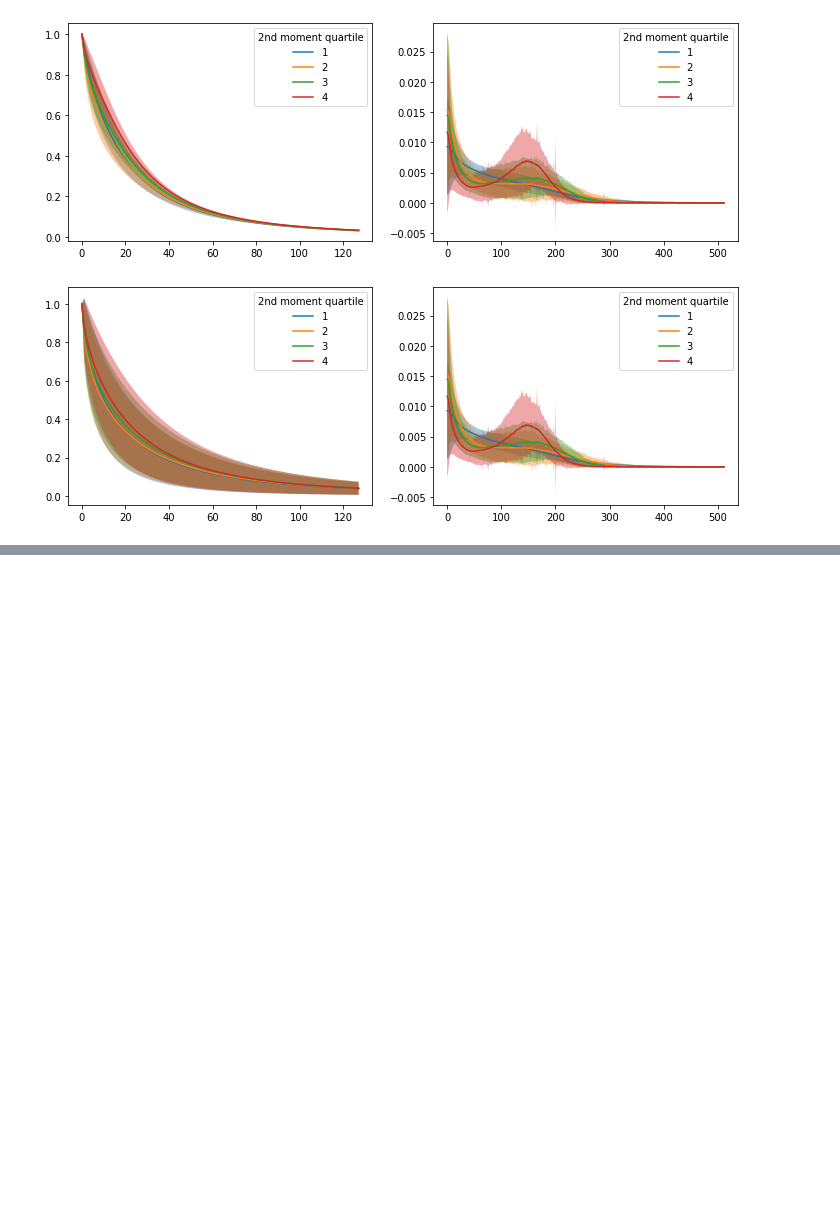
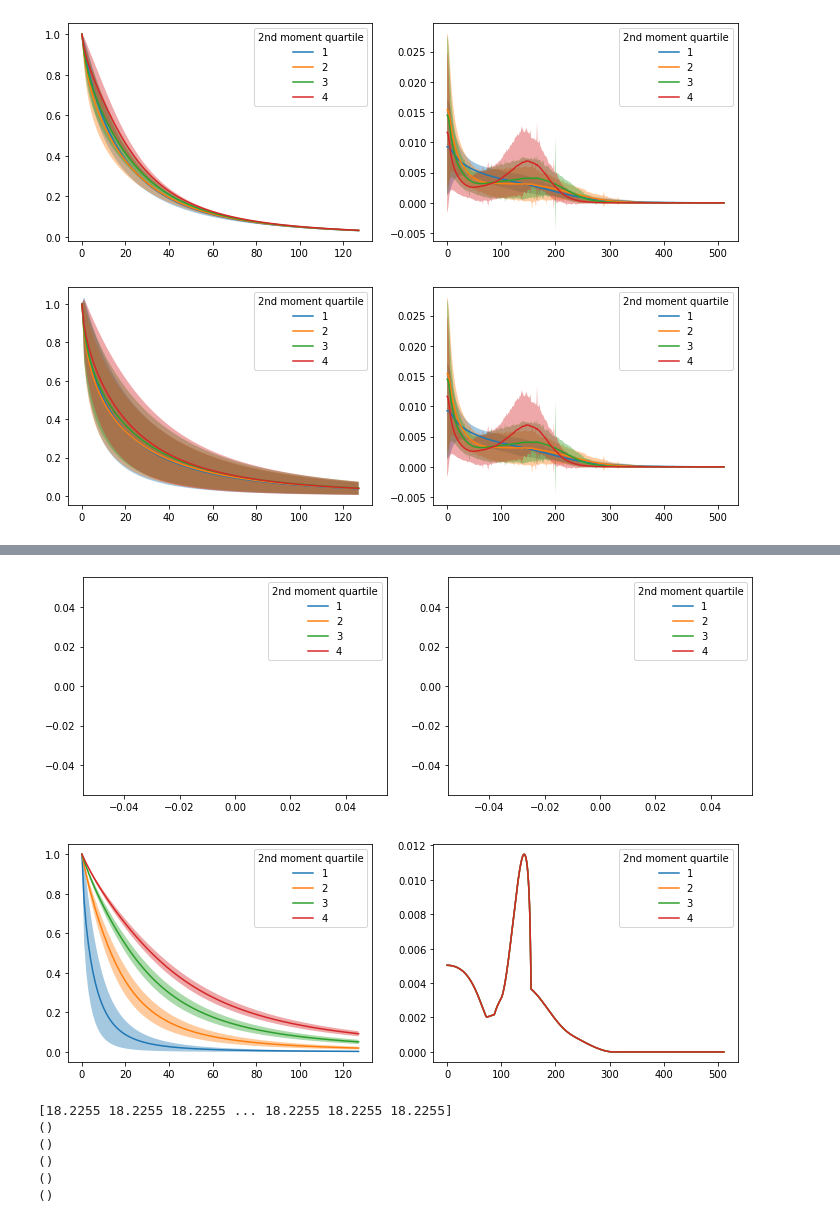
Before and after one commit to simonverret/deep_continuation, a Jupyter notebook: examples/dataset_statistics.ipynb, the cells around one changed output, grey strips where cells are left out. Cells and saved outputs as stored; diff of their text form; code cells hidden in the pictures; blank space fills up the shorter version.

Commit message:
Add save fixstd feature

```diff
--- a/examples/dataset_statistics.ipynb
+++ b/examples/dataset_statistics.ipynb
@@ -25,7 +25,7 @@ sigma['no_rescale'   ] = np.load(os.path.join(DATAPATH, "default", "sigma_10000x
 sigma['rescale'      ] = np.load(os.path.join(DATAPATH, "default", "sigma_10000x1x1_seed555_Nw512_wmax20_std8.86.npy"))
 sigma['rescale+randT'] = np.load(os.path.join(DATAPATH, "default", "sigma_10000x1x1_seed555_Nw512_wmax20_std8.86.npy"))
 
-scale = np.load(os.path.join(DATAPATH, "default", "std_10000x1x1_seed555.npy"))
+scale = np.load(os.path.join(DATAPATH, "default", "std_10000x1x1_seed555.npy"))[:,0]
 # %% [markdown]
 Here are the difference in statistics
 # %%
@@ -58,9 +61,7 @@ for key, dataset in pi.items():
 [figure]
 [figure]
 # %%
-for key in sigma:
-    split_by = scale #pfit[key]
-
+def plot_datasets_stats_by_quartiles(sigma, pi, split_by):
     quartiles = [
         np.quantile(split_by, 0),
         np.quantile(split_by, 0.25),
@@ -76,16 +77,16 @@ for key in sigma:
         mask = np.logical_and(lb<split_by, split_by<ub)
         # print(f"{mask.sum():5.0f} between {lb:.2f} and {ub:.2f}")
 
-        y = pi[key][mask,:]
-        avg = pi[key][mask].mean(0)
-        std = pi[key][mask].std(0)
+        y = pi[mask,:]
+        avg = pi[mask].mean(0)
+        std = pi[mask].std(0)
         x=np.arange(128)
         ax[0].plot(x, avg, label=i+1)
         ax[0].fill_between(x, avg-std, avg+std, alpha=0.4)
 
-        y = sigma[key][mask,:]
-        avg = sigma[key][mask].mean(0)
-        std = sigma[key][mask].std(0)
+        y = sigma[mask,:]
+        avg = sigma[mask].mean(0)
+        std = sigma[mask].std(0)
         x=np.arange(512)
         ax[1].plot(x, avg, label=i+1)
         ax[1].fill_between(x, avg-std, avg+std, alpha=0.4)
@@ -93,6 +94,9 @@ for key in sigma:
     ax[0].legend(title="2nd moment quartile")
     ax[1].legend(title="2nd moment quartile")
     plt.show()
+
+for key in sigma:
+    plot_datasets_stats_by_quartiles(sigma[key], pi[key], scale)
 # %% [output]
 [figure]
 [figure]
@@ -99,0 +120,38 @@ for key in sigma:
+# %%
+pathological_pi = {}
+pathological_pi['fixed T'] = np.load(os.path.join(DATAPATH, "default", "Pi_1x1x10000_seed55555_Nwn128_beta30_std1to18.npy"))
+pathological_pi['fixed s'] = np.load(os.path.join(DATAPATH, "default", "Pi_1x10000x1_seed55555_Nwn128_beta0to60_std8.86.npy"))
+
+pathological_sigma = {}
+pathological_sigma['fixed T'] = np.load(os.path.join(DATAPATH, "default", "sigma_1x1x10000_seed55555_Nw512_wmax20_std1to18.npy"))
+pathological_sigma['fixed s'] = np.load(os.path.join(DATAPATH, "default", "sigma_1x10000x1_seed55555_Nw512_wmax20_std8.86.npy"))
+
+pathological_split_by = {}
+pathological_split_by['fixed T'] = np.load(os.path.join(DATAPATH, "default", "std_1x1x10000_seed55555_fixstd1to18.npy"))[:,1]
+pathological_split_by['fixed s'] = np.load(os.path.join(DATAPATH, "default", "beta_1x10000x1_seed55555_beta0to60.npy"))
+
+for key in pathological_sigma:
+    plot_datasets_stats_by_quartiles(pathological_sigma[key], pathological_pi[key], pathological_split_by[key])
+# %% [output]
+[figure, added]
+[figure, added]
+# %%
+a = pathological_std['fixed s']
+print(a)
+quartiles = [
+        np.quantile(a, 0),
+        np.quantile(a, 0.25),
+        np.quantile(a, 0.5),
+        np.quantile(a, 0.75),
+        np.quantile(a, 1)
+    ]
+
+for q in quartiles:
+    print(q.shape)
+# %% [output]
+[18.2255 18.2255 18.2255 ... 18.2255 18.2255 18.2255]
+()
+()
+()
+()
+()
```
Also changed, not shown: parts of 5 cells of this notebook, 1 other file.
